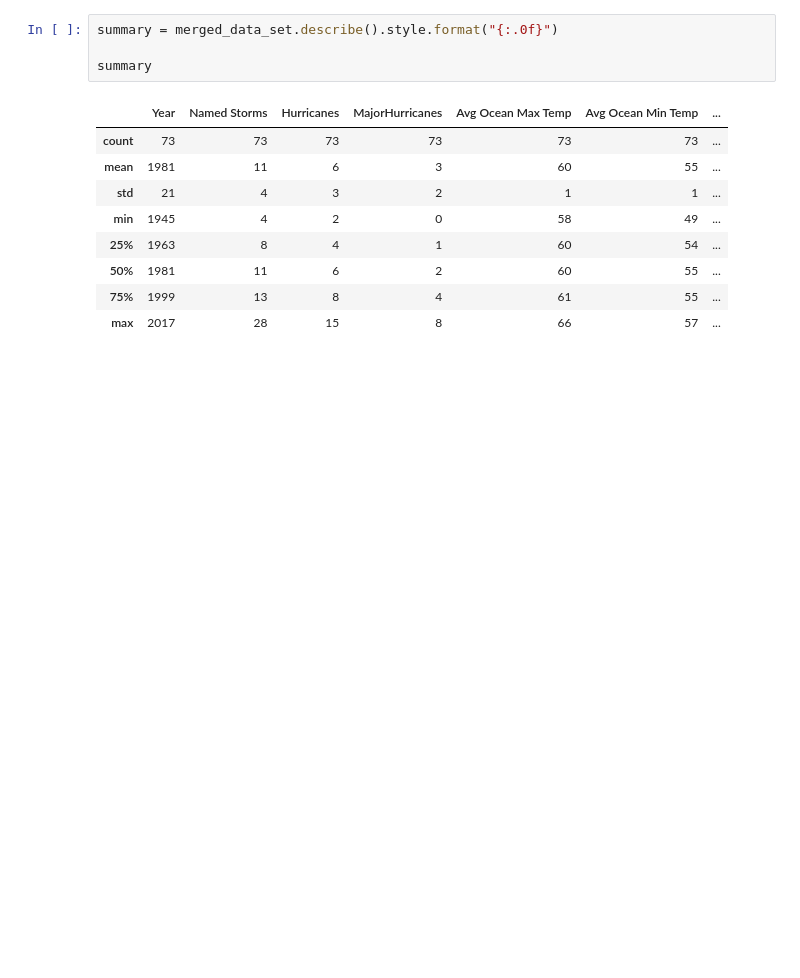
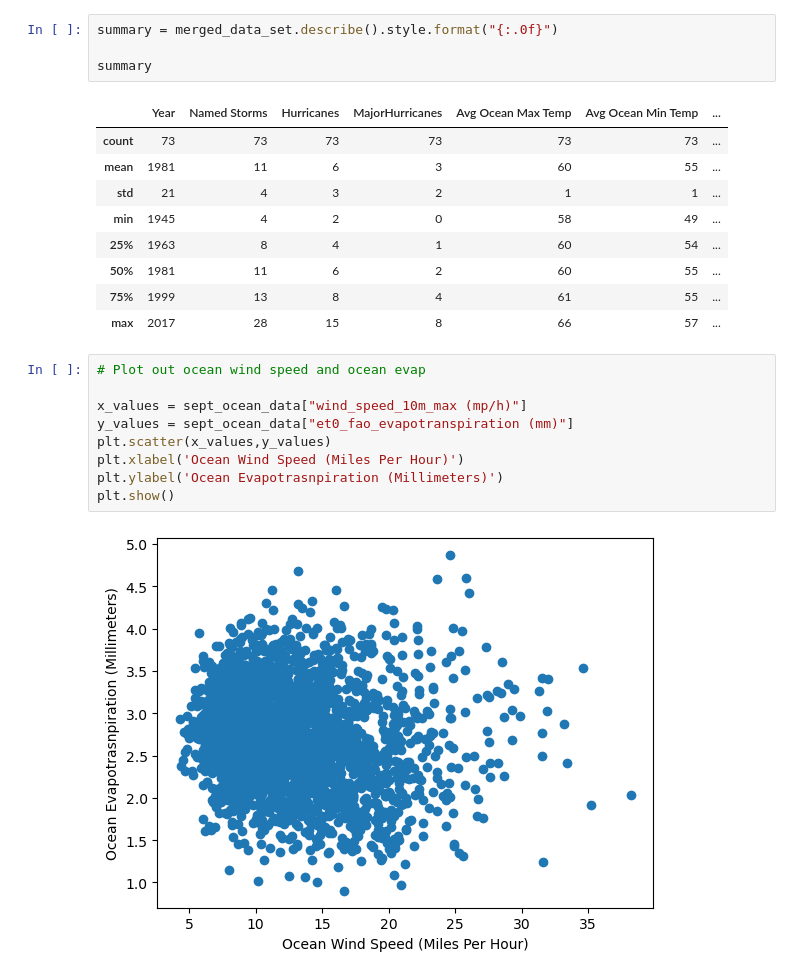
Before and after one commit to cpparker823/Project_1_Hurricanes, a Jupyter notebook: Untitled1.ipynb, the cells around one changed output. Drawn from its saved outputs; the diff is of its cells as text; blank space fills up the shorter version.

```diff
--- a/Untitled1.ipynb
+++ b/Untitled1.ipynb
@@ -155,3 +132,14 @@ summary
 | 50% | 1981 | 11 | 6 | 2 | 60 | 55 | ... |
 | 75% | 1999 | 13 | 8 | 4 | 61 | 55 | ... |
 | max | 2017 | 28 | 15 | 8 | 66 | 57 | ... |
+# %%
+# Plot out ocean wind speed and ocean evap
+
+x_values = sept_ocean_data["wind_speed_10m_max (mp/h)"]
+y_values = sept_ocean_data["et0_fao_evapotranspiration (mm)"]
+plt.scatter(x_values,y_values)
+plt.xlabel('Ocean Wind Speed (Miles Per Hour)')
+plt.ylabel('Ocean Evapotrasnpiration (Millimeters)')
+plt.show()
+# %% [output]
+[figure, added]
```
Also changed, not shown: parts of 3 cells of this notebook, 9 other files.
